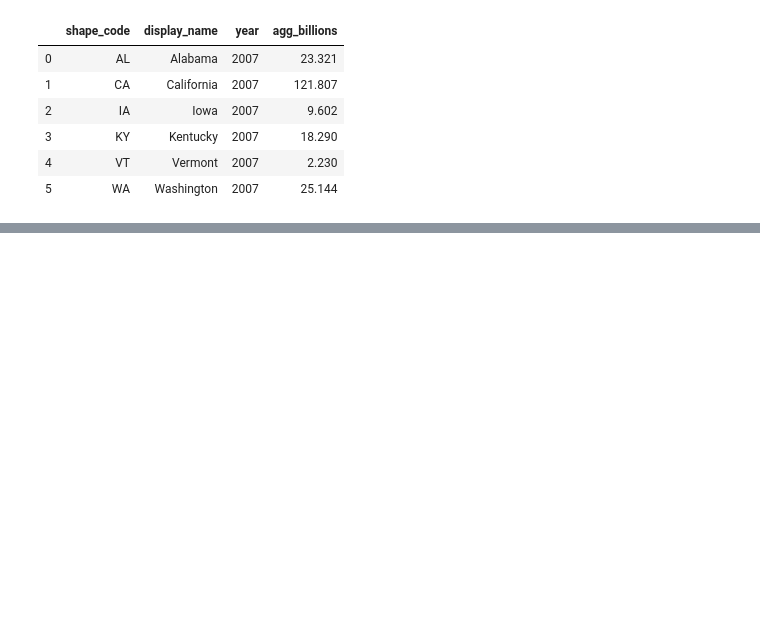
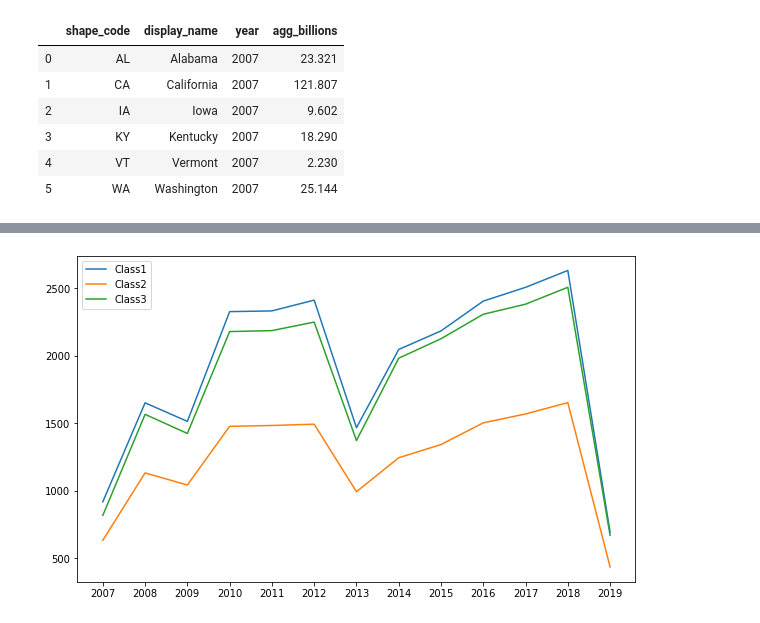
Before and after one commit to lukelukens/list_of_dicts, a Jupyter notebook: Spending_API.ipynb, the cells around one changed output, grey strips where cells are left out. Saved outputs shown, nothing was run; the diff lists cells and outputs as text; code cells hidden in the pictures; blank space fills up the shorter version.

```diff
--- a/Spending_API.ipynb
+++ b/Spending_API.ipynb
@@ -236,0 +290,25 @@ agg_concat
+# %%
+# Create discrete DFs for each class to plot
+
+class1_grp = agg_full.loc[agg_full["class_1"] == True].reset_index().groupby("year")
+class2_grp = agg_full.loc[agg_full["class_2"] == True].reset_index().groupby("year")
+class3_grp = agg_full.loc[agg_full["class_3"] == True].reset_index().groupby("year")
+
+class_df = pd.DataFrame()
+class_df["class_1_agg_billions"] = class1_grp["agg_billions"].sum()
+class_df["class_2_agg_billions"] = class2_grp["agg_billions"].sum()
+class_df["class_3_agg_billions"] = class3_grp["agg_billions"].sum()
+
+class_df
+
+plt.figure(figsize=(10,6))
+plt.plot(class_df["class_1_agg_billions"], label="Class1")
+plt.plot(class_df["class_2_agg_billions"], label="Class2")
+plt.plot(class_df["class_3_agg_billions"], label="Class3")
+plt.xticks(class1_group_df.index.values)
+plt.legend()
+# plt.axvline(x=class_1_years)
+
+plt.show()
+# %% [output]
+[figure, added]
```
Also changed, not shown: parts of 9 cells of this notebook.
